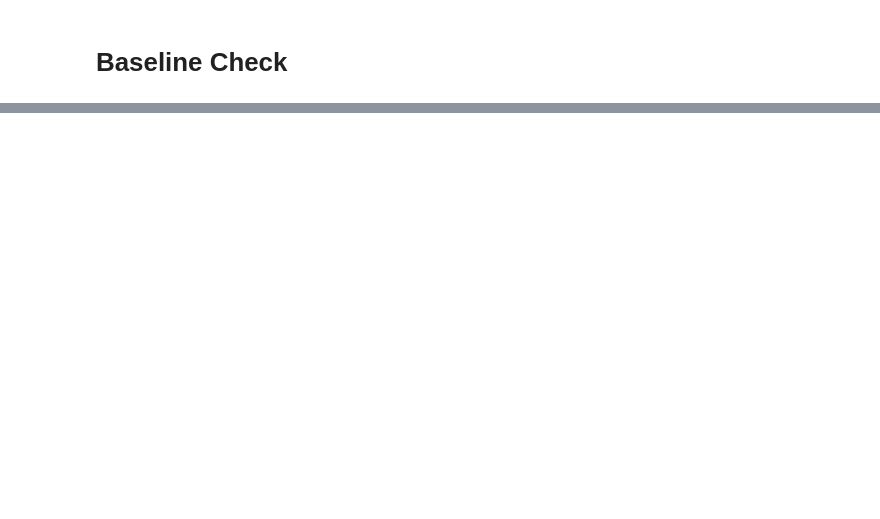
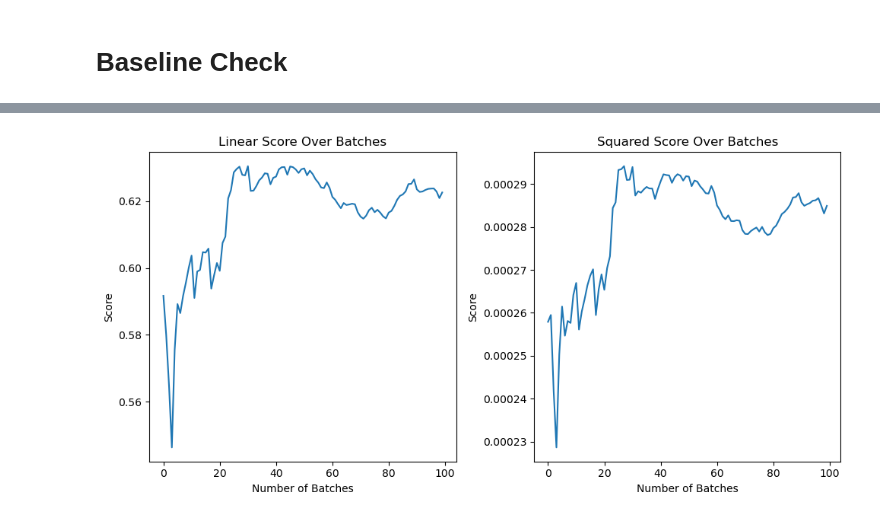
Before and after one commit to Watts-Lab/deliberation-group-assignment, a Jupyter notebook: scratch/batch_test.ipynb, the cells around one changed output, grey strips where cells are left out. Cells and saved outputs as stored; diff of their text form; code cells hidden in the pictures; blank space fills up the shorter version.

```diff
--- a/scratch/batch_test.ipynb
+++ b/scratch/batch_test.ipynb
@@ -484,0 +528,14 @@ datapoints.shape
+# %%
+fig, ax = plt.subplots(1, 2, figsize=(10, 5))
+ax[0].plot(b_scores['linear'], label='linear')
+ax[0].set_title("Linear Score Over Batches")
+ax[0].set_xlabel('Number of Batches')
+ax[0].set_ylabel('Score')
+
+ax[1].plot(b_scores['squared'], label='squared')
+ax[1].set_title("Squared Score Over Batches")
+ax[1].set_xlabel('Number of Batches')
+ax[1].set_ylabel('Score')
+fig.tight_layout()
+# %% [output]
+[figure, added]
```
Also changed, not shown: parts of 13 cells of this notebook, 7 other files.
